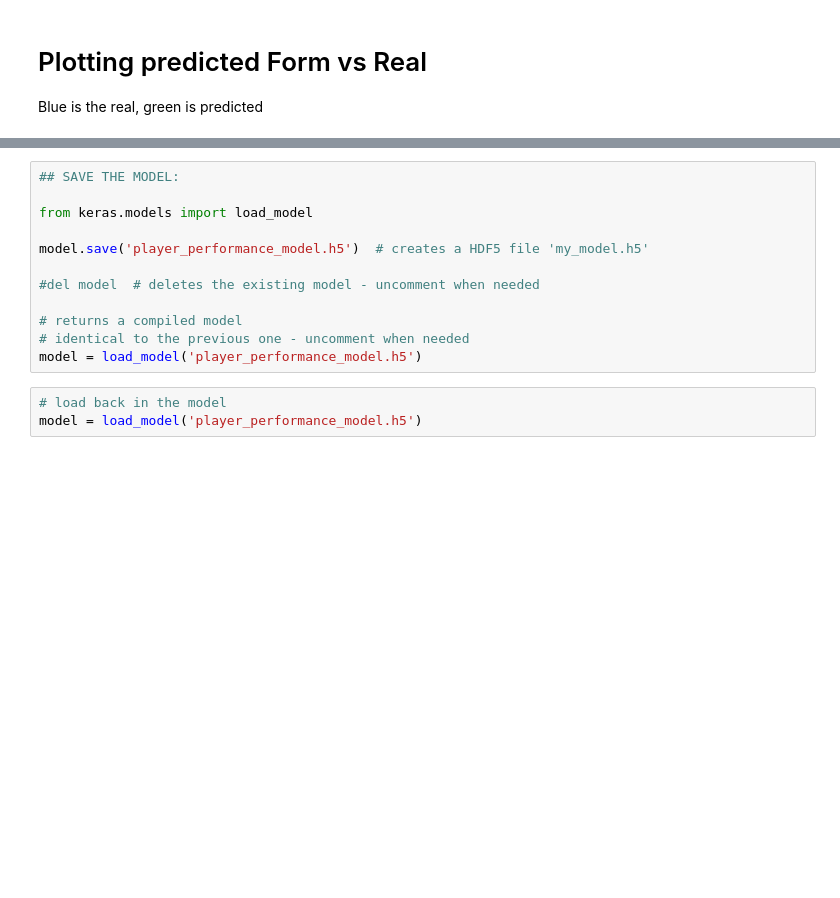
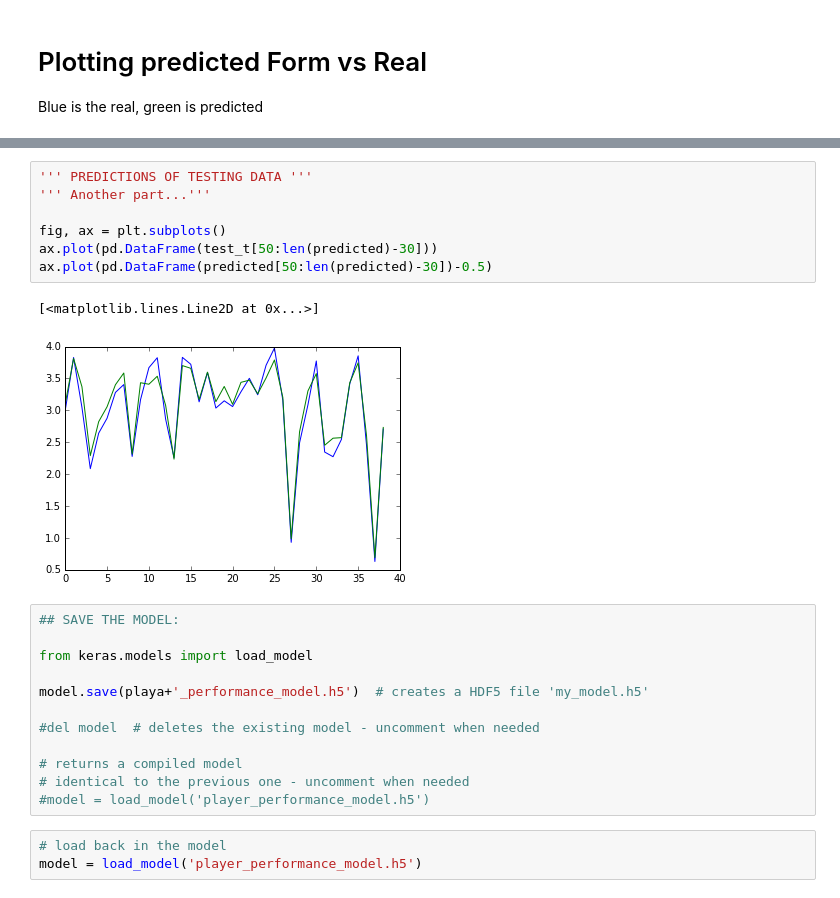
Before and after one commit to maxpolaczuk/player_performance, a Jupyter notebook: Application/organiser.ipynb, the cells around one changed output, grey strips where cells are left out. Drawn from its saved outputs; the diff is of its cells as text; blank space fills up the shorter version.

```diff
--- a/Application/organiser.ipynb
+++ b/Application/organiser.ipynb
@@ -462,15 +429,25 @@ ax.plot(pd.DataFrame(predicted[:len(predicted)-2]))
+# %%
+''' PREDICTIONS OF TESTING DATA '''
+''' Another part...'''
+
+fig, ax = plt.subplots()
+ax.plot(pd.DataFrame(test_t[50:len(predicted)-30]))
+ax.plot(pd.DataFrame(predicted[50:len(predicted)-30])-0.5)
+# %% [output]
+[<matplotlib.lines.Line2D at 0x...>]
+[figure, added]
 # %%
 ## SAVE THE MODEL:
 
 from keras.models import load_model
 
-model.save('player_performance_model.h5')  # creates a HDF5 file 'my_model.h5'
+model.save(playa+'_performance_model.h5')  # creates a HDF5 file 'my_model.h5'
 
 #del model  # deletes the existing model - uncomment when needed
 
 # returns a compiled model
 # identical to the previous one - uncomment when needed
-model = load_model('player_performance_model.h5')
+#model = load_model('player_performance_model.h5')
 # %%
 # load back in the model
 model = load_model('player_performance_model.h5')
```
Also changed, not shown: parts of 17 cells of this notebook.
